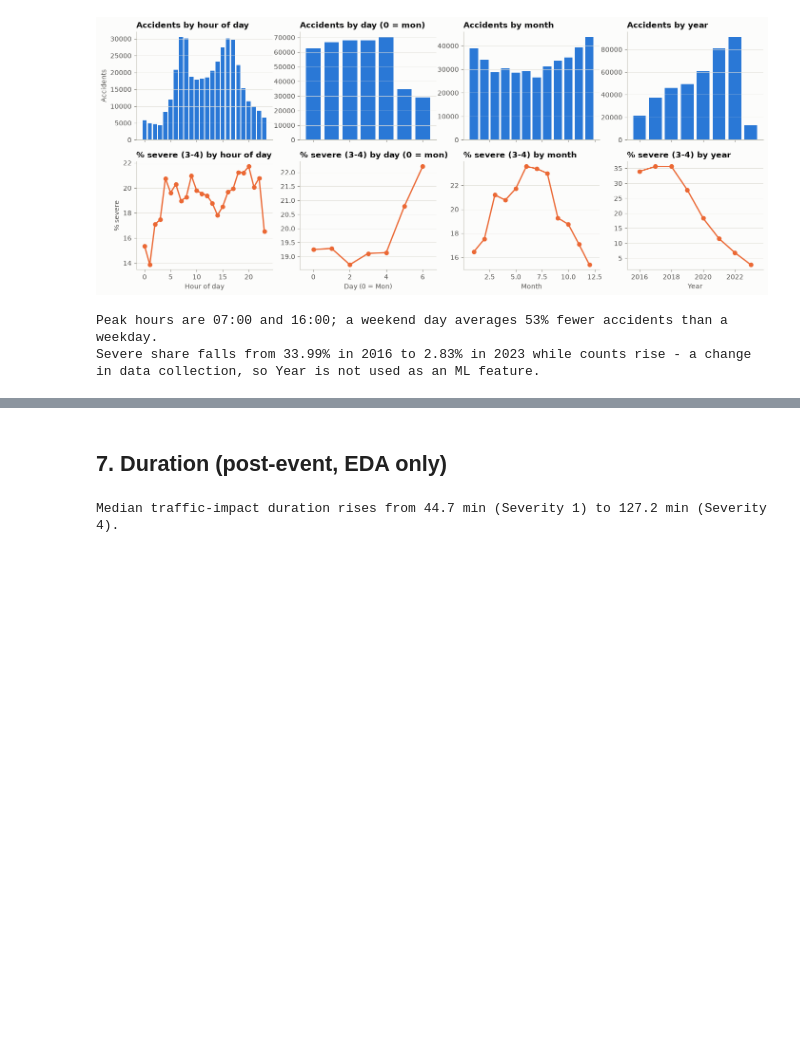
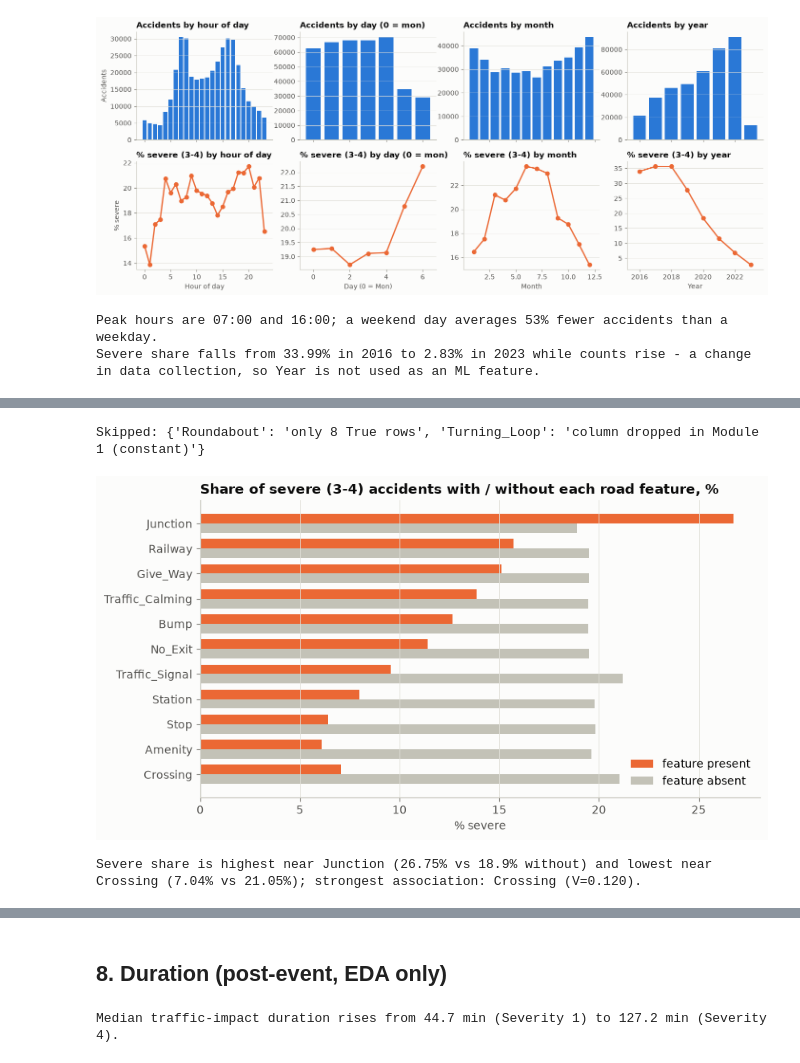
Before and after one commit to Abin-Shaji-Thomas/Smart-Traffic-Accident-Analysis-and-Severity-Prediction, a Jupyter notebook: notebooks/02_eda.ipynb, the cells around one changed output, grey strips where cells are left out. Saved outputs shown, nothing was run; the diff lists cells and outputs as text; code cells hidden in the pictures; blank space fills up the shorter version.

Commit message:
Module 2: add infrastructure severity analysis, missing-value and GPS recap; rename notebook to 02_eda

```diff
--- a/notebooks/02_exploratory_data_analysis.ipynb
+++ b/notebooks/02_eda.ipynb
@@ -38,0 +78,8 @@ Rows: 399,581  Columns: 45
+# %%
+gps = U.load_json(MET / "gps_missing.json")
+gps_tab = pd.DataFrame([
+    ("Start GPS missing (before)", gps["before"]["Start"]["missing"]), ("Start GPS outside US bounds (before)", gps["before"]["Start"]["out_of_us_bounds"]),
+    ("Start GPS recovered from City+State median", gps["start_recovered_city_state_median"]), ("Rows dropped (Start GPS unrecoverable)", gps["start_dropped_unrecoverable"]),
+    ("End GPS missing (before)", gps["before"]["End"]["missing"]), ("End GPS imputed from Start", gps["end_imputed_from_start"]),
+    ("End GPS missing (after)", gps["after"]["End"]["missing"])], columns=["GPS handling step", "rows"])
+gps_tab
@@ -433,8 +480,0 @@ Severe share falls from 33.99% in 2016 to 2.83% in 2023 while counts rise - a ch
-# %%
-infra = infrastructure_summary(df, ["Traffic_Signal", "Junction", "Crossing", "Stop", "Railway", "Station"])
-infra.to_csv(MET / "infrastructure.csv", index=False)
-pv = infra.pivot(index="feature", columns="present", values="severe_pct")
-insights["infrastructure"] = (f"Accidents near a junction are severe {pv.loc['Junction', True]}% of the time vs {pv.loc['Junction', False]}% elsewhere; "
-                              f"near a traffic signal only {pv.loc['Traffic_Signal', True]}% vs {pv.loc['Traffic_Signal', False]}%.")
-print(insights["infrastructure"])
-infra
@@ -455,0 +485,36 @@ Accidents near a junction are severe 26.75% of the time vs 18.9% elsewhere; near
+# %%
+rows, skipped = [], {}
+for f in U.ROAD_FEATURES:
+    if f not in df.columns:
+        skipped[f] = "column dropped in Module 1 (constant)"; continue
+    n_true = int(df[f].sum())
+    if n_true < 100:
+        skipped[f] = f"only {n_true} True rows"; continue
+    sev3 = df["Severity"] >= 3
+    ct = pd.crosstab(df[f], df["Severity"])
+    chi2_f, p_f, _, _ = stats.chi2_contingency(ct)
+    rows.append({"feature": f, "true_rows": n_true, "true_pct": round(100 * n_true / len(df), 2),
+                 "severe_pct_true": round(100 * sev3[df[f]].mean(), 2), "severe_pct_false": round(100 * sev3[~df[f]].mean(), 2),
+                 "chi2": round(chi2_f, 1), "p_value": p_f, "cramers_v": round(cramers_v(df[f], df["Severity"]), 4)})
+infra = pd.DataFrame(rows)
+infra["difference_pp"] = (infra["severe_pct_true"] - infra["severe_pct_false"]).round(2)
+infra = infra.sort_values("difference_pp")
+infra.to_csv(MET / "infrastructure_severity.csv", index=False)
+print("Skipped:", skipped)
+fig, ax = plt.subplots(figsize=(9, 4.8))
+yy = np.arange(len(infra)); h = 0.38
+ax.barh(yy + h / 2, infra["severe_pct_true"], h, color=V.ACCENT, label="feature present")
+ax.barh(yy - h / 2, infra["severe_pct_false"], h, color=V.AXIS, label="feature absent")
+ax.set_yticks(yy); ax.set_yticklabels(infra["feature"]); ax.grid(axis="x"); ax.grid(axis="y", visible=False)
+ax.set(title="Share of severe (3-4) accidents with / without each road feature, %", xlabel="% severe"); ax.legend(loc="lower right")
+V.save(fig, FIG / "infrastructure_severe_share.png")
+hi, lo = infra.iloc[-1], infra.iloc[0]
+insights["infrastructure"] = (f"Severe share is highest near {hi['feature']} ({hi['severe_pct_true']}% vs {hi['severe_pct_false']}% without) and lowest near "
+                              f"{lo['feature']} ({lo['severe_pct_true']}% vs {lo['severe_pct_false']}%); strongest association: "
+                              f"{infra.loc[infra.cramers_v.idxmax(), 'feature']} (V={infra.cramers_v.max():.3f}).")
+print(insights["infrastructure"])
+infra
+# %% [output]
+Skipped: {'Roundabout': 'only 8 True rows', 'Turning_Loop': 'column dropped in Module 1 (constant)'}
+[figure, added]
+Severe share is highest near Junction (26.75% vs 18.9% without) and lowest near Crossing (7.04% vs 21.05%); strongest association: Crossing (V=0.120).
@@ -456,5 +533,5 @@ Accidents near a junction are severe 26.75% of the time vs 18.9% elsewhere; near
 # %% [markdown]
-## 7. Duration (post-event, EDA only)
+## 8. Duration (post-event, EDA only)
 # %%
 dur = df.groupby("Severity")["Duration_min"].median().round(1)
 insights["duration"] = f"Median traffic-impact duration rises from {dur[1]} min (Severity 1) to {dur[4]} min (Severity 4)."
```
Also changed, not shown: parts of 12 cells of this notebook, 7 other files.
